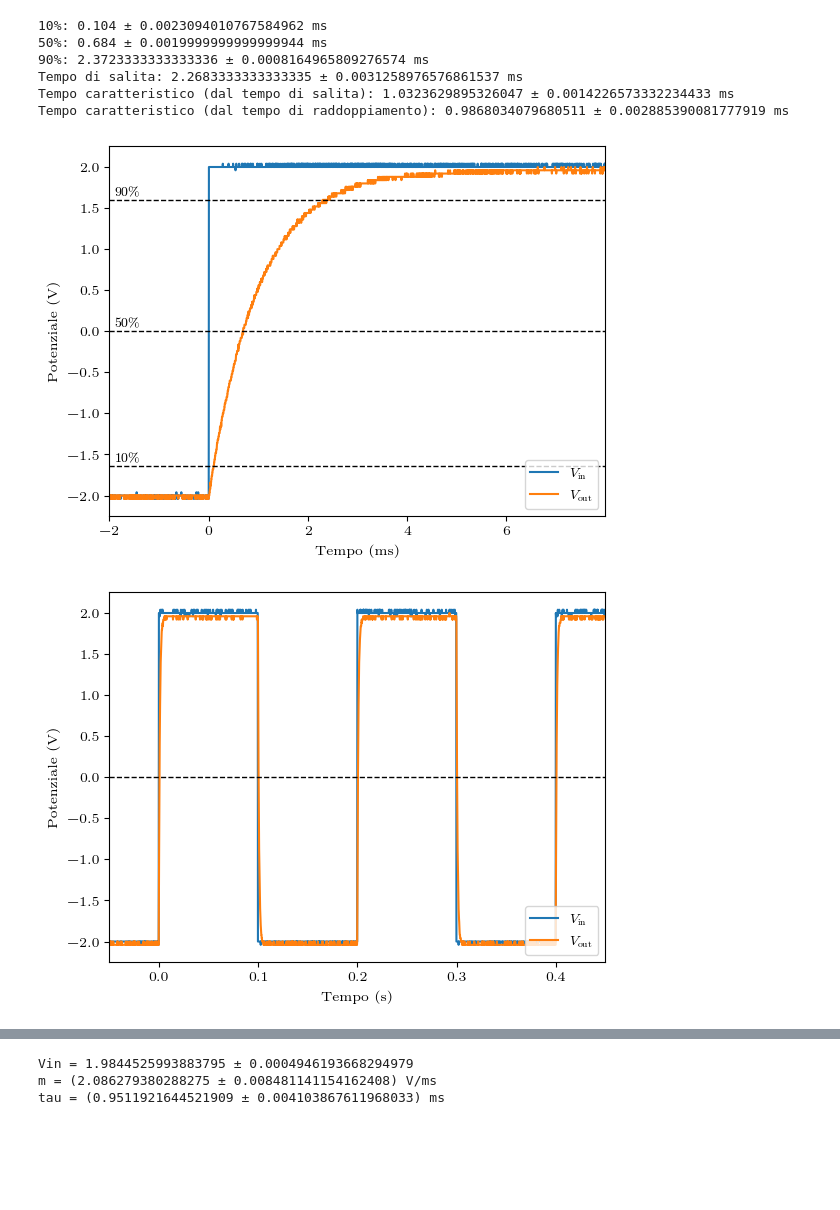
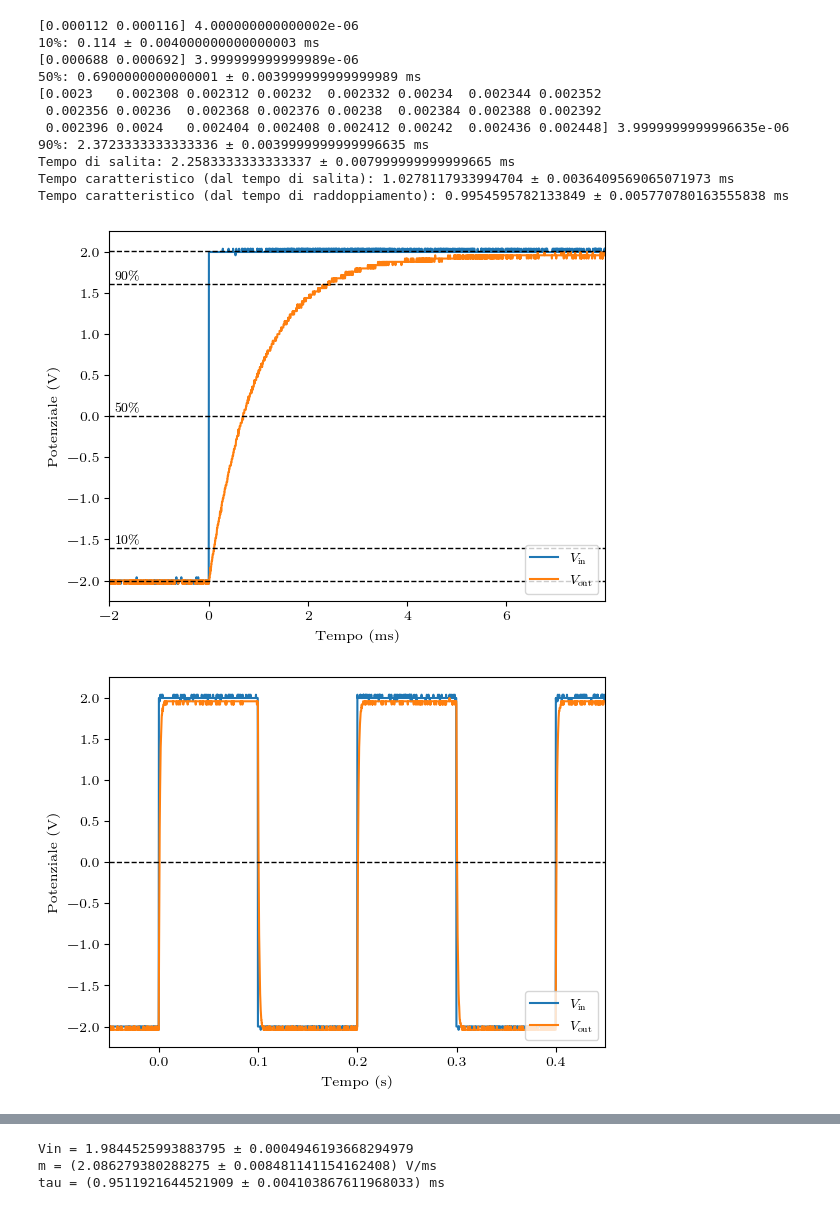
Before and after one commit to RBerga06/unipr-clt-fisica, a Jupyter notebook: lab2/r1/r1.ipynb, the cells around one changed output, grey strips where cells are left out. Saved outputs shown, nothing was run; the diff lists cells and outputs as text; code cells hidden in the pictures; blank space fills up the shorter version.

```diff
--- a/lab2/r1/r1.ipynb
+++ b/lab2/r1/r1.ipynb
@@ -10,14 +10,19 @@ plt.rcParams["mathtext.fontset"] = "cm"
 # Load data
 files = [(pd.read_csv(f"data/F{i:04}CH1.CSV", header=None), pd.read_csv(f"data/F{i:04}CH2.CSV", header=None)) for i in range(16)]
 # %%
-def find_x_where_y_equals(xs: np.ndarray, ys: np.ndarray, y0: float, start_x: float | None = None, threshold: float = 0.02) -> d[float]:
-    indices = np.logical_and(ys >= (y0 - threshold), ys <= (y0 + threshold))
-    if start_x is not None:
-        indices = np.logical_and(indices, xs >= start_x)
+def find_x_where_y_equals(xs: np.ndarray, ys: np.ndarray, y0: float, start_x: float | None = None, threshold_step: float = 0.0005) -> d[float]:
+    indices = np.array([False]*len(xs))
+    threshold = 0.0
+    while not np.any(indices):
+        indices = np.logical_and(ys >= (y0 - threshold), ys <= (y0 + threshold))
+        if start_x is not None:
+            indices = np.logical_and(indices, xs >= start_x)
+        threshold += threshold_step
+    del threshold, threshold_step
     data = xs[indices]
-    data.sort()
     sigma_x = abs(np.diff(data)).min()
-    return d(data.mean(), sigma_x * len(data) ** -0.5)
+    print(data, sigma_x)
+    return d(data.mean(), sigma_x)
 # %%
 _AS_MILLISECONDS = {0, 4, 6, 7, 11}
 for i, (ch1, ch2) in enumerate(files):
@@ -38,8 +43,13 @@ for i, (ch1, ch2) in enumerate(files):
     if i == 0:
         data_x = ch2[3].to_numpy()
         data_y = ch2[4].to_numpy()
-        _min = data_y.min()
-        _amplitude: float = data_y.max() - _min
+        ch1_data_y = ch1[4].to_numpy()
+        # _min = ch1[4].min()
+        _max = ch1_data_y[np.argmax(ch1_data_y):].mean()
+        _min = ch1_data_y[:np.argmin(ch1_data_y)].mean()
+        _amplitude: float = _max - _min
+        ax1.axhline(_max, color="0.0", linestyle="--", linewidth=1, rasterized=True)
+        ax1.axhline(_min, color="0.0", linestyle="--", linewidth=1, rasterized=True)
         ax1.axhline(_the01 := _min + _amplitude * 0.1, color="0.0", linestyle="--", linewidth=1, rasterized=True)
         ax1.axhline(_the09 := _min + _amplitude * 0.9, color="0.0", linestyle="--", linewidth=1, rasterized=True)
         _the05 = _min + _amplitude / 2
@@ -59,7 +69,12 @@ for i, (ch1, ch2) in enumerate(files):
     elif i == 10:
         data_x = ch2[3].to_numpy()
         data_y = ch2[4].to_numpy()
-        _amplitude: float = data_y.max()
+        ch1_data_y = ch1[4].to_numpy()
+        _max = ch1_data_y[np.argmax(ch1_data_y):].mean()
+        _min = ch1_data_y[:np.argmin(ch1_data_y)].mean()
+        print(f"Lo zero è in realtà: {data_y.min() * 1000} mV")
+        print(f"Invece, a metà tra max e min del canale 1: {(_max + _min)/2} mV")
+        _amplitude: float = _max - _min
         ax1.axhline(_the01 := _amplitude * 0.1, color="0.0", linestyle="--", linewidth=1, rasterized=True)
         ax1.axhline(_the09 := _amplitude * 0.9, color="0.0", linestyle="--", linewidth=1, rasterized=True)
         ax1.axhline(_the05 := _amplitude / 2, color="0.0", linestyle="--", linewidth=1, rasterized=True)
@@ -72,40 +87,45 @@ for i, (ch1, ch2) in enumerate(files):
         print("10%:", (_t1 := find_x_where_y_equals(data_x, data_y, _the01, start_x=start_x)) * 1000, "ms")
         print("Tempo di discesa:", (_ts := _t1 - _t2) * 1000, "ms")
         print("Tempo caratteristico (dal tempo di discesa):", (_ts / math.log(9)) * 1000, "ms")
         print("Tempo caratteristico (dal tempo di dimezzamento):", (_t_dimezz / math.log(2)) * 1000, "ms")
     # customize labels
     ax1.set_xlabel(f"Tempo ({'m' if i in _AS_MILLISECONDS else ''}s)")
     if i <= 3 or 9 <= i <= 11:
         ax1.set_ylabel("Potenziale (V)")
         ax1.set_ylim(-4.25 if i == 9 else -2.25, 2.25 if i <= 3 else 4.25, auto=False)
     else:
         # set labels & colors accordingly
         ax1.set_ylabel("Potenziale (V)", color="C0")
         ax2.set_ylabel("Potenziale (V)", color="C1")
         ax1.tick_params(axis="y", colors="C0")
         ax2.tick_params(axis="y", colors="C1")
         # fix scale & ticks
         _Y_LIM_2 = 0.5 if i == 4 else 0.15
         ax1.set_ylim(-2.25, 2.25, auto=False)
         ax2.set_ylim(-_Y_LIM_2, _Y_LIM_2, auto=False)
     ax2.legend(loc="lower right", handles=[ch1plot, ch2plot])
     ax1.set_xlim(
         min(ch1[3].min(), ch2[3].min()) * _TIME_SCALE_FACTOR,
         max(ch1[3].max(), ch2[3].max()) * _TIME_SCALE_FACTOR
     )
     ax1.axhline(0, color="0.0", linestyle="--", linewidth=1, rasterized=True)
     # show the plot & save it to disk
     plt.show()
     fig.tight_layout()
     fig.savefig(f"img/{i}.png", dpi=300)
 # %% [output]
-10%: 0.104 ± 0.0023094010767584962 ms
-50%: 0.684 ± 0.0019999999999999944 ms
-90%: 2.3723333333333336 ± 0.0008164965809276574 ms
-Tempo di salita: 2.2683333333333335 ± 0.0031258976576861537 ms
-Tempo caratteristico (dal tempo di salita): 1.0323629895326047 ± 0.0014226573332234433 ms
-Tempo caratteristico (dal tempo di raddoppiamento): 0.9868034079680511 ± 0.002885390081777919 ms
+[0.000112 0.000116] 4.000000000000002e-06
+10%: 0.114 ± 0.004000000000000003 ms
+[0.000688 0.000692] 3.999999999999989e-06
+50%: 0.6900000000000001 ± 0.003999999999999989 ms
+[0.0023   0.002308 0.002312 0.00232  0.002332 0.00234  0.002344 0.002352
+ 0.002356 0.00236  0.002368 0.002376 0.00238  0.002384 0.002388 0.002392
+ 0.002396 0.0024   0.002404 0.002408 0.002412 0.00242  0.002436 0.002448] 3.9999999999996635e-06
+90%: 2.3723333333333336 ± 0.0039999999999996635 ms
+Tempo di salita: 2.2583333333333337 ± 0.007999999999999665 ms
+Tempo caratteristico (dal tempo di salita): 1.0278117933994704 ± 0.0036409569065071973 ms
+Tempo caratteristico (dal tempo di raddoppiamento): 0.9954595782133849 ± 0.005770780163555838 ms
-[figure, old version]
+[figure, new version]
 [figure]
 [figure]
 [figure]
```
Also changed, not shown: parts of 1 cell of this notebook, 2 other files.
